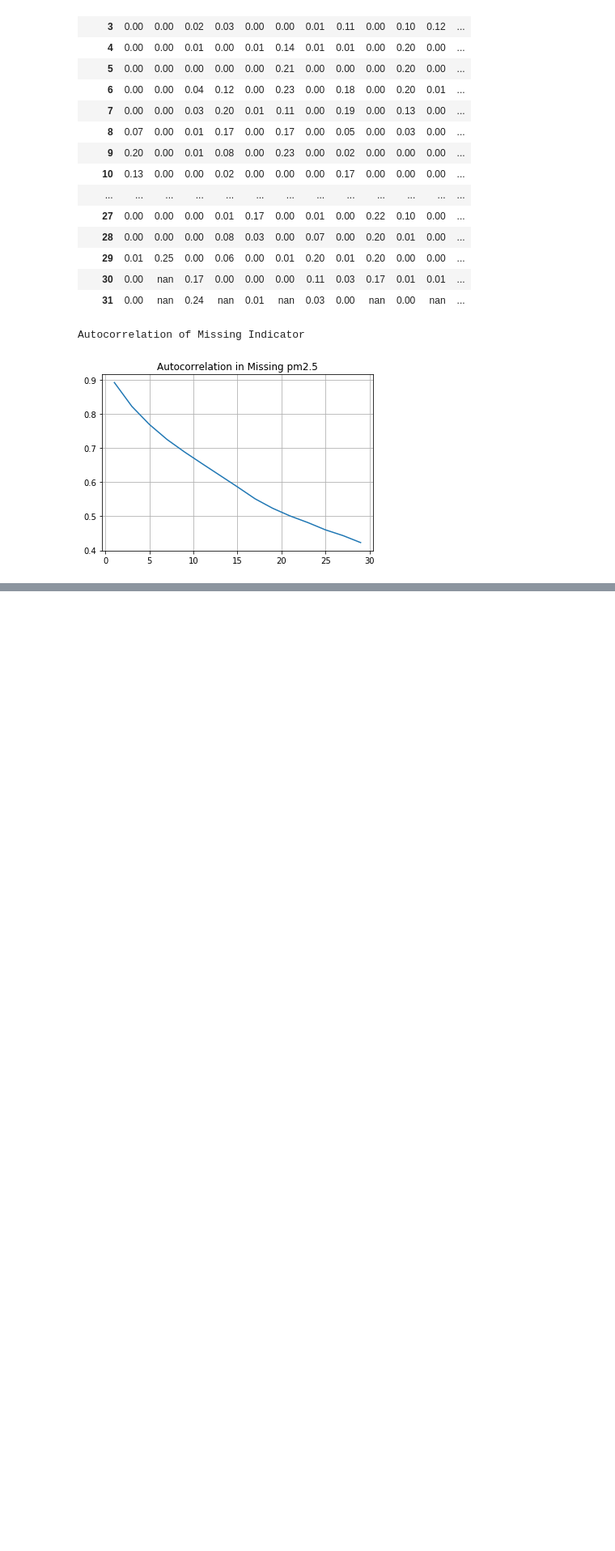
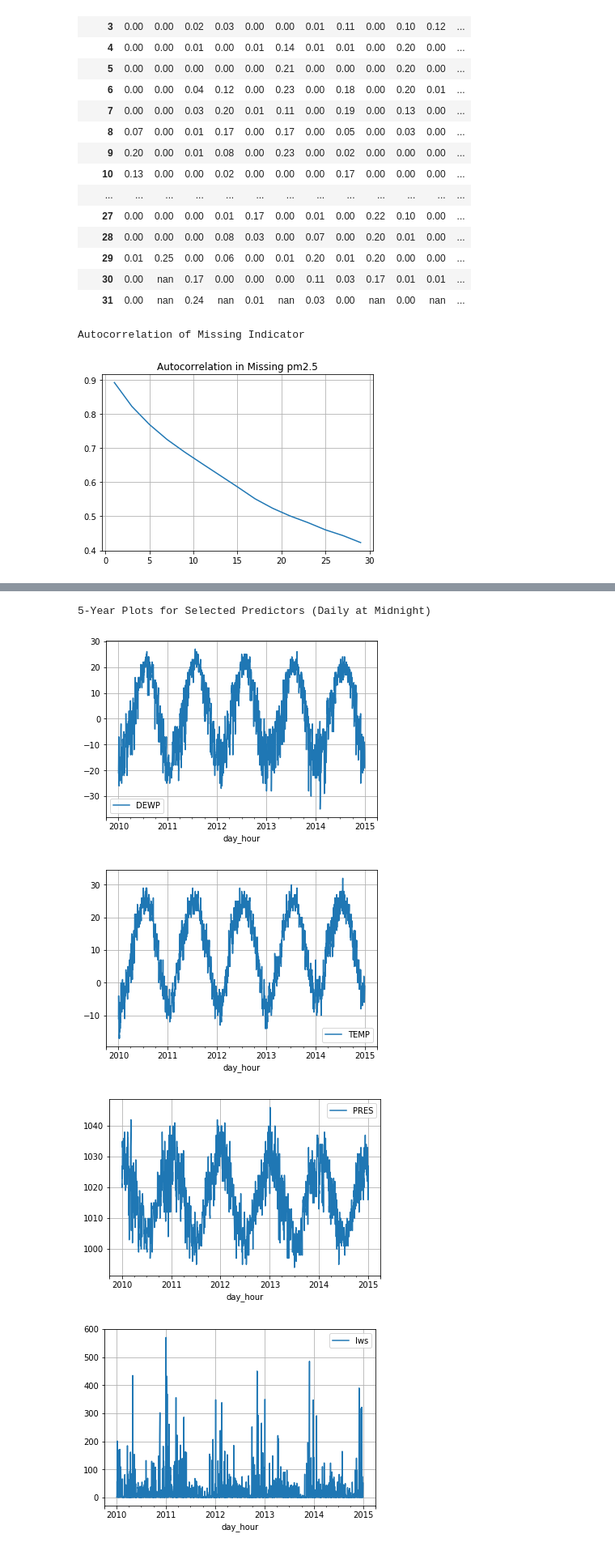
Before and after one commit to ispapadakis/mts, a Jupyter notebook: Exploratory Data Analysis.ipynb, the cells around one changed output, grey strips where cells are left out. Shown at 81% size. Drawn from its saved outputs; the diff is of its cells as text; code cells hidden in the pictures; blank space fills up the shorter version.

```diff
--- a/Exploratory Data Analysis.ipynb
+++ b/Exploratory Data Analysis.ipynb
@@ -392,0 +417,10 @@ Autocorrelation of Missing Indicator
+# %%
+print("5-Year Plots for Selected Predictors (Daily at Midnight)")
+for col in ["DEWP","TEMP","PRES","Iws","Is","Ir"]:
+    ax = beijing_nm.loc[beijing_nm.hour==0][[col]].plot(grid=True)
+# %% [output]
+5-Year Plots for Selected Predictors (Daily at Midnight)
+[figure, added]
+[figure, added]
+[figure, added]
+[figure, added]
```
Also changed, not shown: parts of 12 cells of this notebook.
